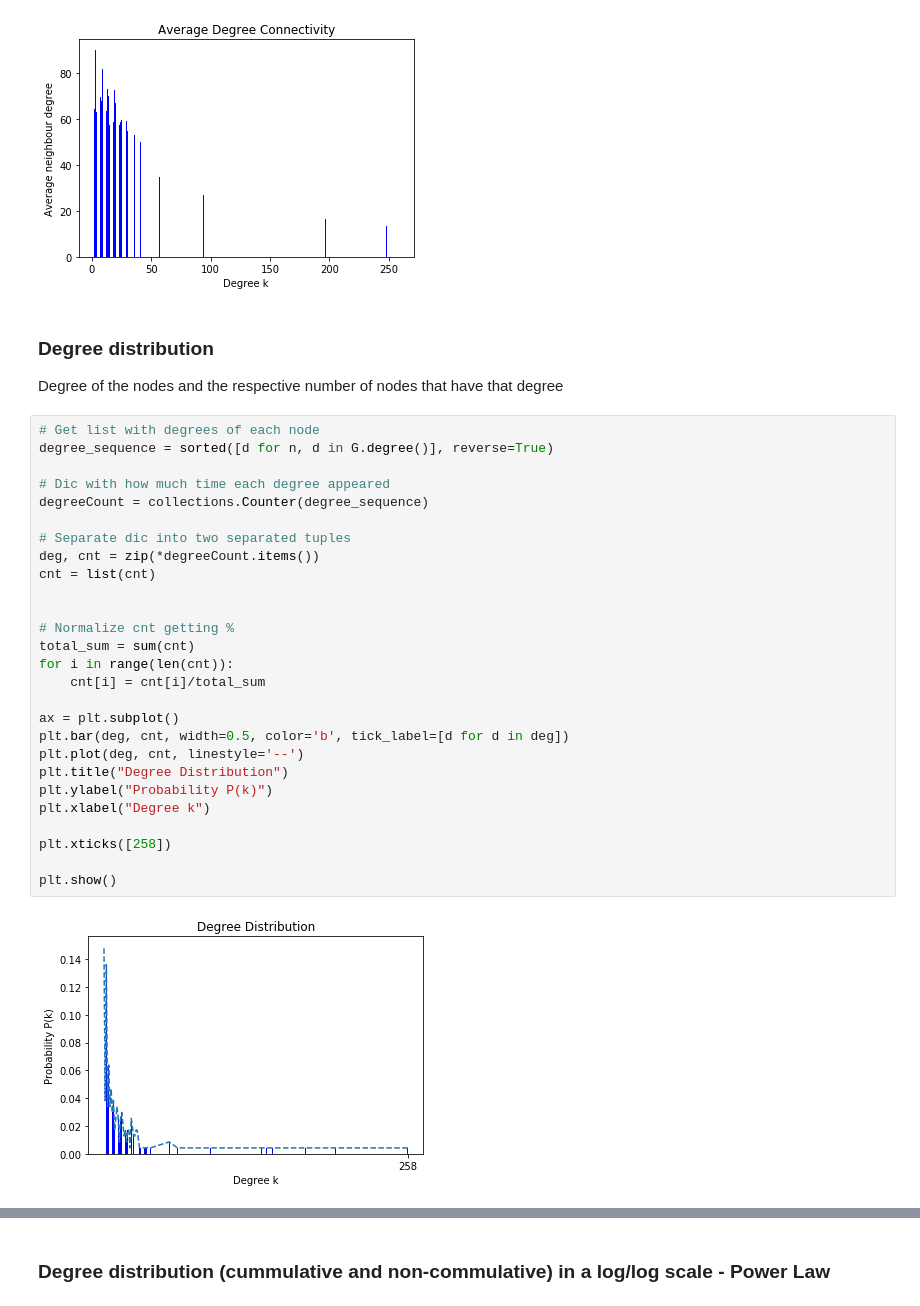
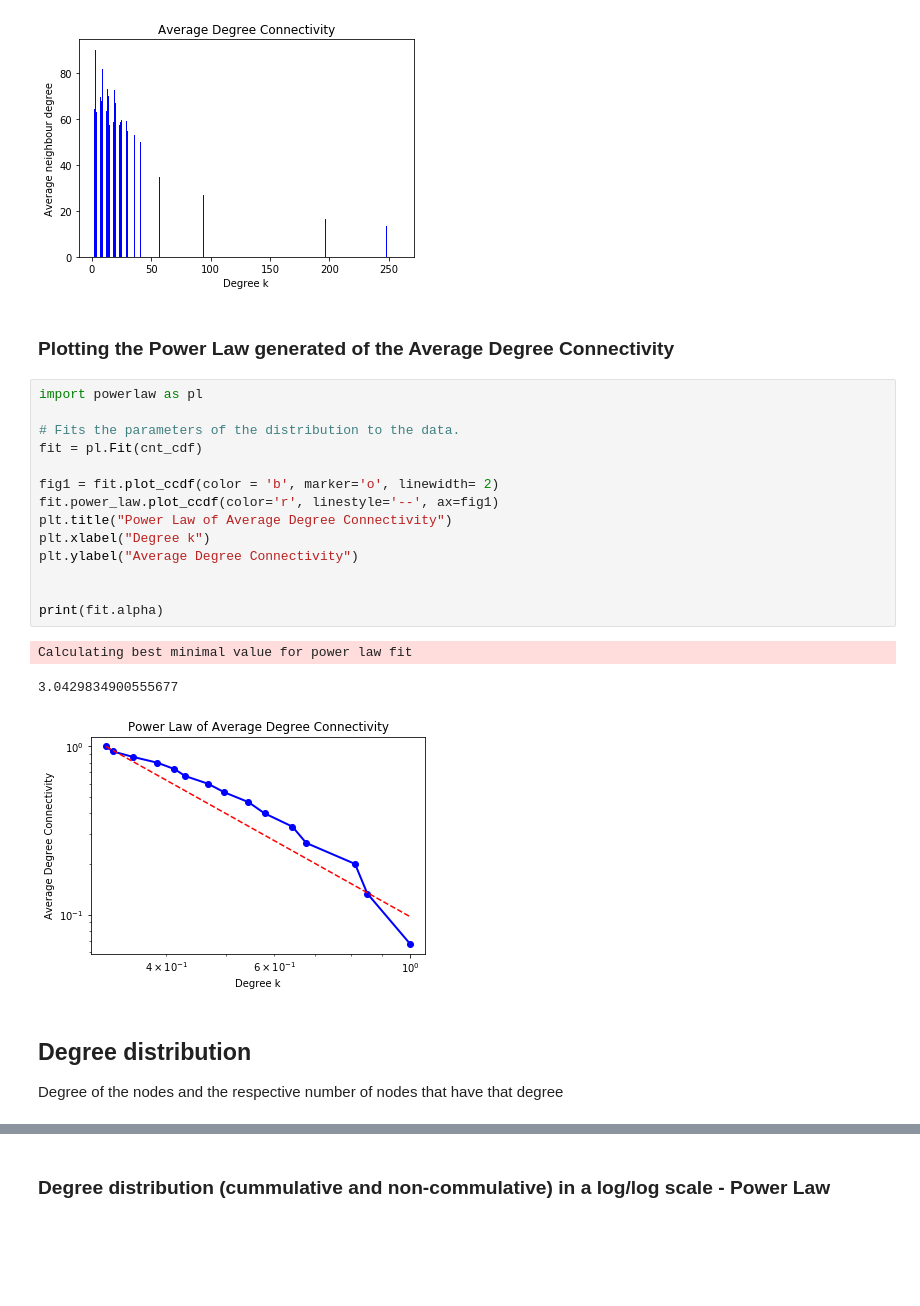
Before and after one commit to DCalhas/RC_Project, a Jupyter notebook: airports_RC.ipynb, the cells around one changed output, grey strips where cells are left out. Saved outputs shown, nothing was run; the diff lists cells and outputs as text; blank space fills up the shorter version.

```diff
--- a/airports_RC.ipynb
+++ b/airports_RC.ipynb
@@ -131,35 +131,26 @@ plt.xlabel("Degree k")
 plt.show()
 # %% [output]
 [figure]
+# %% [markdown]
+### Plotting the Power Law generated of the Average Degree Connectivity
+# %%
+import powerlaw as pl
+
+# Fits the parameters of the distribution to the data.
+fit = pl.Fit(cnt_cdf)
+
+fig1 = fit.plot_ccdf(color = 'b', marker='o', linewidth= 2)
+fit.power_law.plot_ccdf(color='r', linestyle='--', ax=fig1)
+plt.title("Power Law of Average Degree Connectivity")
+plt.xlabel("Degree k")
+plt.ylabel("Average Degree Connectivity")
+
+
+print(fit.alpha)
+# %% [output]
+Calculating best minimal value for power law fit
+3.0429834900555677
+[figure, added]
 # %% [markdown]
-### Degree distribution
+## Degree distribution
 Degree of the nodes and the respective number of nodes that have that degree
-# %%
-# Get list with degrees of each node
-degree_sequence = sorted([d for n, d in G.degree()], reverse=True)
-
-# Dic with how much time each degree appeared
-degreeCount = collections.Counter(degree_sequence)
-
-# Separate dic into two separated tuples
-deg, cnt = zip(*degreeCount.items())
-cnt = list(cnt)
-
-
-# Normalize cnt getting %
-total_sum = sum(cnt)
-for i in range(len(cnt)):
-    cnt[i] = cnt[i]/total_sum
-
-ax = plt.subplot()
-plt.bar(deg, cnt, width=0.5, color='b', tick_label=[d for d in deg])
-plt.plot(deg, cnt, linestyle='--')
-plt.title("Degree Distribution")
-plt.ylabel("Probability P(k)")
-plt.xlabel("Degree k")
-
-plt.xticks([258])
-
-plt.show()
-# %% [output]
-[figure, removed]
```
Also changed, not shown: parts of 3 cells of this notebook.
